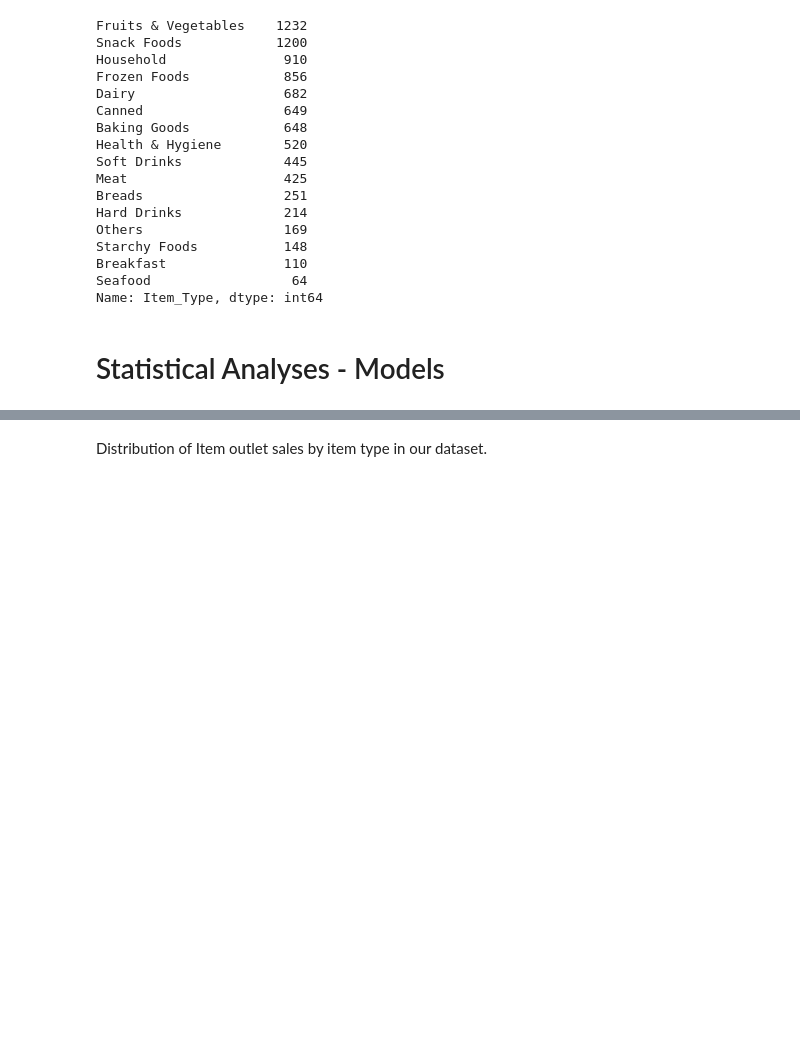
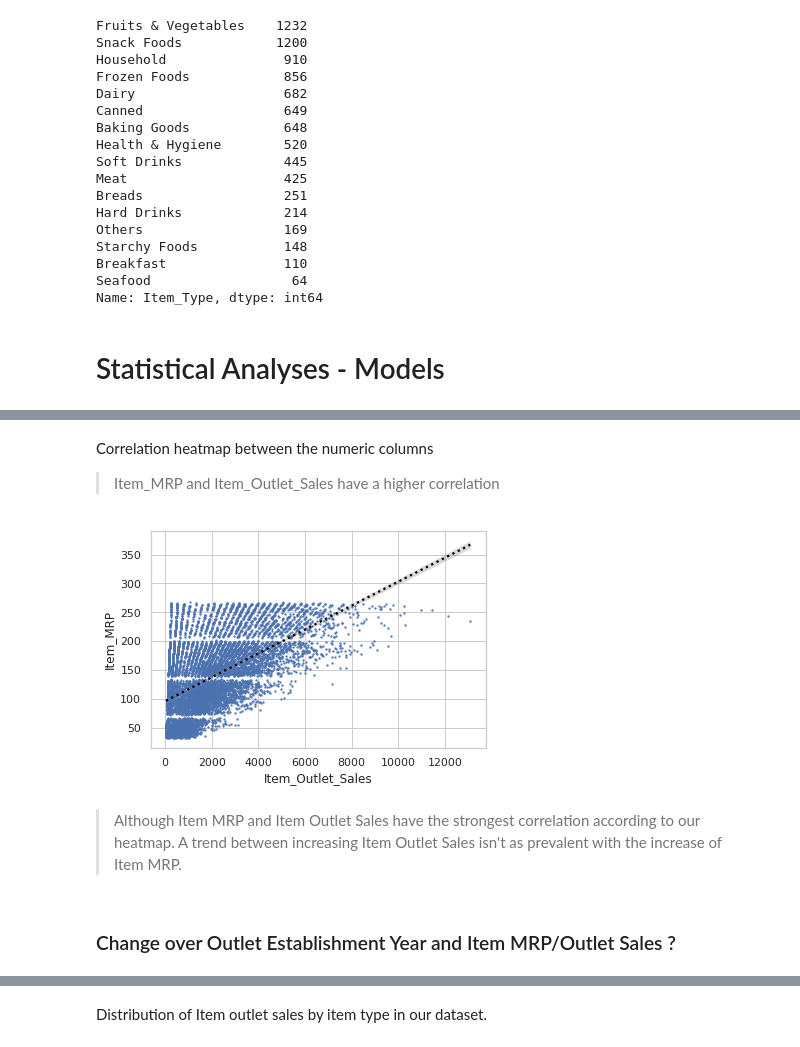
Before and after one commit to jeangarcia77/sales-predictions, a Jupyter notebook: Food_Sales_Predictions.ipynb, the cells around one changed output, grey strips where cells are left out. Saved outputs shown, nothing was run; the diff lists cells and outputs as text; code cells hidden in the pictures; blank space fills up the shorter version.

```diff
--- a/Food_Sales_Predictions.ipynb
+++ b/Food_Sales_Predictions.ipynb
@@ -144,0 +188,17 @@ Name: Item_Type, dtype: int64
+# %% [markdown]
+Correlation heatmap between the numeric columns
+
+
+> Item_MRP and Item_Outlet_Sales have a higher correlation
+# %%
+sns.regplot(data=df, x='Item_Outlet_Sales', y='Item_MRP',
+            scatter_kws={'s':2},
+            line_kws = dict(color='black', ls=':'));
+# %% [output]
+[figure, added]
+# %% [markdown]
+
+
+> Although Item MRP and Item Outlet Sales have the strongest correlation according to our heatmap. A trend between increasing Item Outlet Sales isn't as prevalent with the increase of Item MRP.
+# %% [markdown]
+### Change over Outlet Establishment Year and Item MRP/Outlet Sales ?
```
Also changed, not shown: parts of 22 cells of this notebook.
